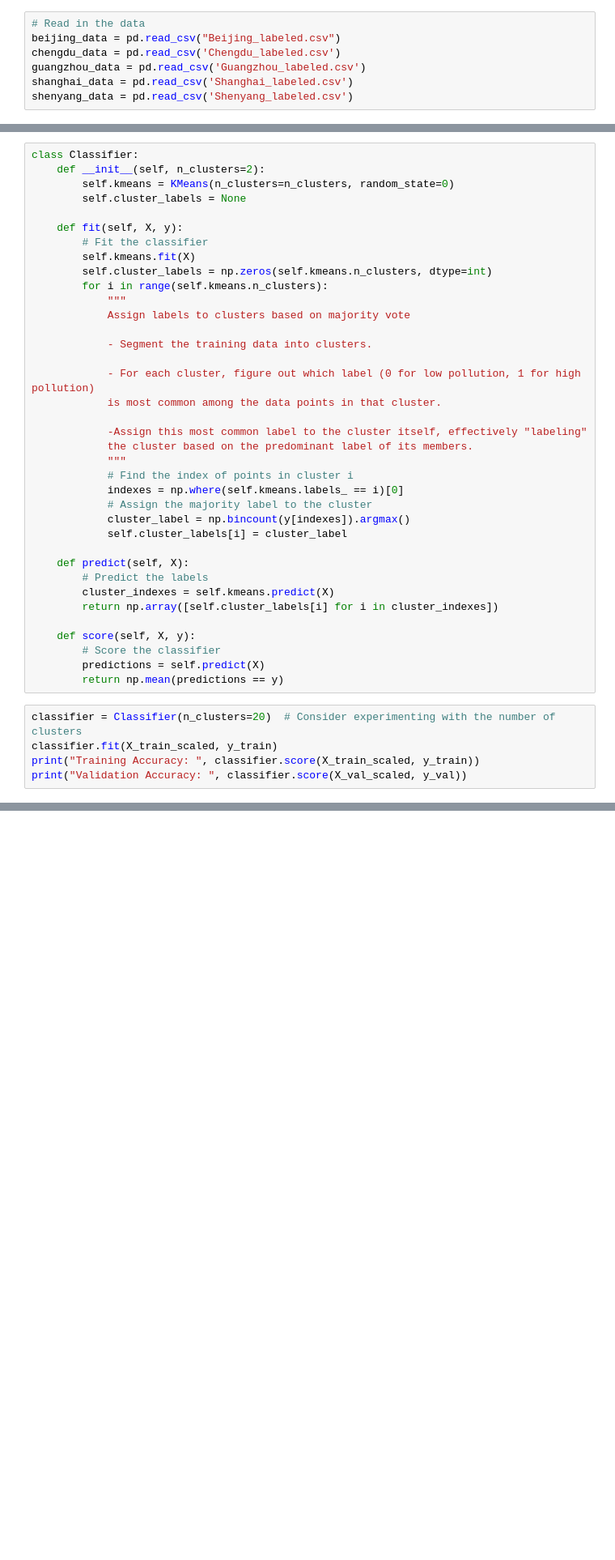
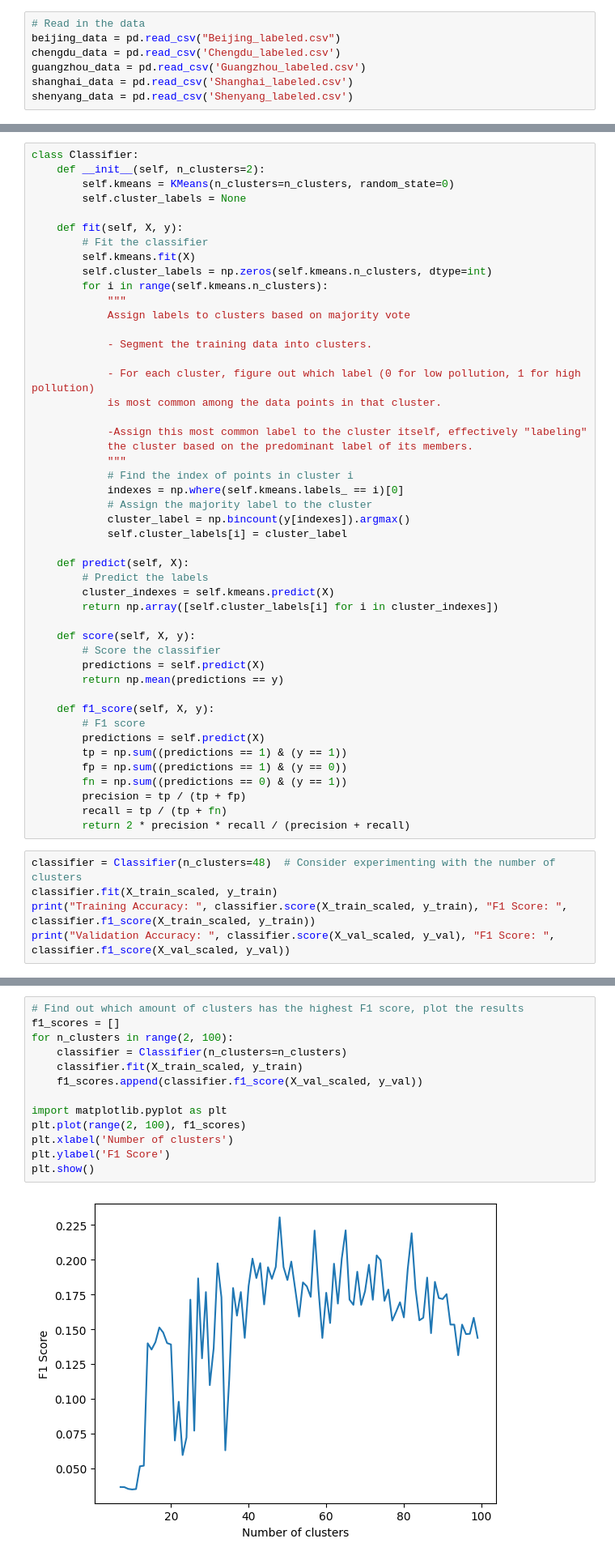
Before and after one commit to ninjasnigel/AI-Design, a Jupyter notebook: ass3/testing.ipynb, the cells around one changed output, grey strips where cells are left out. Shown at 81% size. Drawn from its saved outputs; the diff is of its cells as text; blank space fills up the shorter version.

```diff
--- a/ass3/testing.ipynb
+++ b/ass3/testing.ipynb
@@ -58,9 +97,19 @@ class Classifier:
         # Score the classifier
         predictions = self.predict(X)
         return np.mean(predictions == y)
+
+    def f1_score(self, X, y):
+        # F1 score
+        predictions = self.predict(X)
+        tp = np.sum((predictions == 1) & (y == 1))
+        fp = np.sum((predictions == 1) & (y == 0))
+        fn = np.sum((predictions == 0) & (y == 1))
+        precision = tp / (tp + fp)
+        recall = tp / (tp + fn)
+        return 2 * precision * recall / (precision + recall)
 # %%
-classifier = Classifier(n_clusters=20)  # Consider experimenting with the number of clusters
+classifier = Classifier(n_clusters=48)  # Consider experimenting with the number of clusters
 classifier.fit(X_train_scaled, y_train)
-print("Training Accuracy: ", classifier.score(X_train_scaled, y_train))
-print("Validation Accuracy: ", classifier.score(X_val_scaled, y_val))
+print("Training Accuracy: ", classifier.score(X_train_scaled, y_train), "F1 Score: ", classifier.f1_score(X_train_scaled, y_train))
+print("Validation Accuracy: ", classifier.score(X_val_scaled, y_val), "F1 Score: ", classifier.f1_score(X_val_scaled, y_val))
 # %% [output]
@@ -69,3 +118,18 @@ Validation Accuracy:  0.7342709104367136
+# %%
+# Find out which amount of clusters has the highest F1 score, plot the results
+f1_scores = []
+for n_clusters in range(2, 100):
+    classifier = Classifier(n_clusters=n_clusters)
+    classifier.fit(X_train_scaled, y_train)
+    f1_scores.append(classifier.f1_score(X_val_scaled, y_val))
+
+import matplotlib.pyplot as plt
+plt.plot(range(2, 100), f1_scores)
+plt.xlabel('Number of clusters')
+plt.ylabel('F1 Score')
+plt.show()
+# %% [output]
+[figure, added]
 # %%
 # Score for the other cities
 X_val = chengdu_data.drop('PM_HIGH', axis=1)
```
Also changed, not shown: parts of 6 cells of this notebook.
